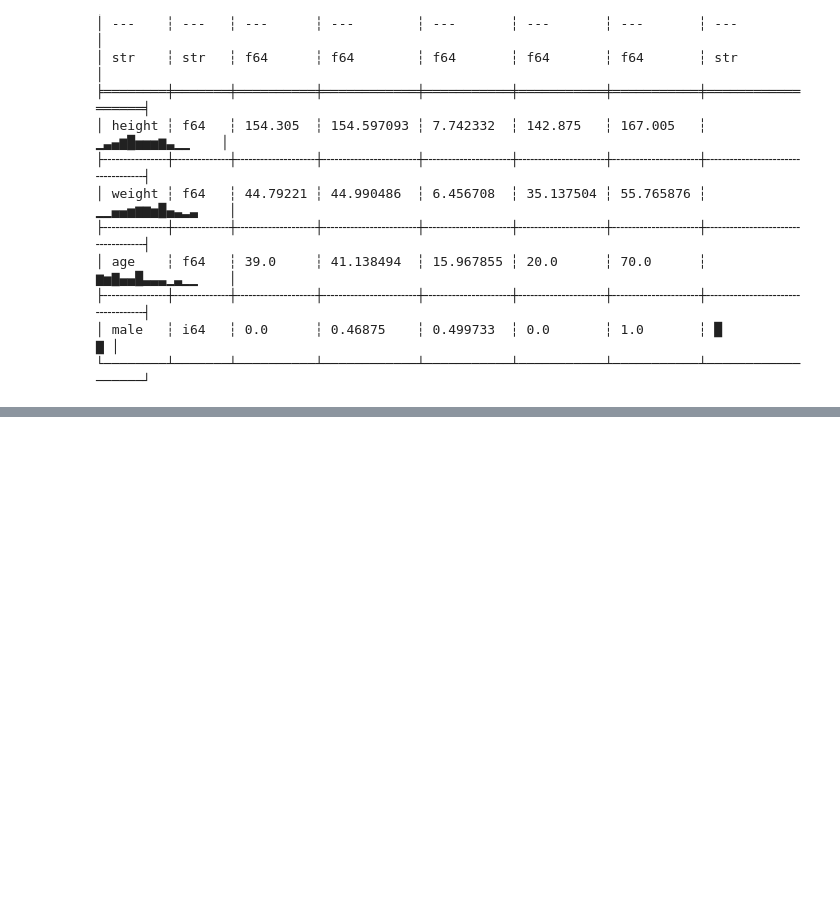
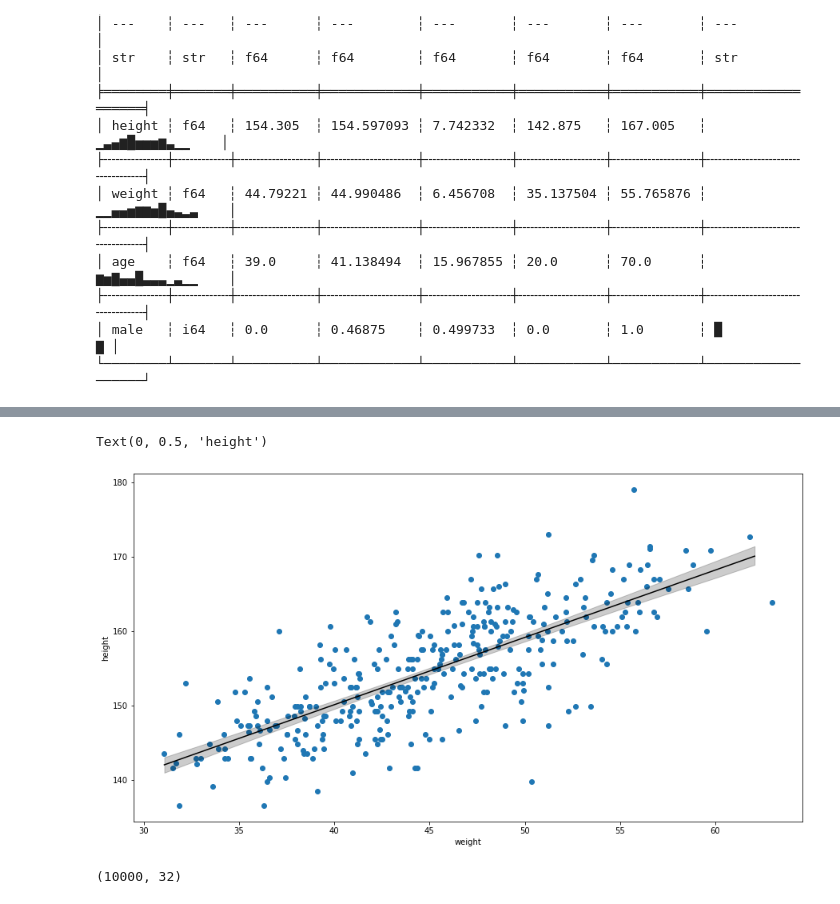
Before and after one commit to Mononofu/statistical_rethinking, a Jupyter notebook: Chapter 4 - Geocentric Models.ipynb, the cells around one changed output, grey strips where cells are left out. Saved outputs shown, nothing was run; the diff lists cells and outputs as text; code cells hidden in the pictures; blank space fills up the shorter version.

```diff
--- a/Chapter 4 - Geocentric Models.ipynb
+++ b/Chapter 4 - Geocentric Models.ipynb
@@ -93,0 +179,25 @@ print(util.summarize(samples))
+# %%
+# Scatter plot of original data, line showing model parameter mean
+# and shaded region showing confidence interval for the mean.
+
+fig, ax = plt.subplots(figsize=(15, 8))
+ax.scatter(d2['weight'], d2['height'])
+ax.plot(weights, mu.mean(axis=0), "k")
+
+# Shaded region for confidence interval of mu.
+mu_PI = np.percentile(mu, q=[5.5, 94.5], axis=0)
+plt.fill_between(weights, mu_PI[0], mu_PI[1], color="k", alpha=0.2)
+
+ax.set_xlabel('weight')
+ax.set_ylabel('height')
+# %% [output]
+Text(0, 0.5, 'height')
+[figure, added]
+# %%
+# Compute mu for each sample from posterior and for each weight in weight_seq.
+post = m4_3.sample_posterior(jax.random.PRNGKey(1), p4_3, (10000,))
+height_pred = Predictive(m4_3.model, post, return_sites=["height"])
+height_samples = height_pred(jax.random.PRNGKey(2), weights, None)["height"]
+print(height_samples.shape)
+# %% [output]
+(10000, 32)
```
Also changed, not shown: parts of 15 cells of this notebook, 1 other file.
